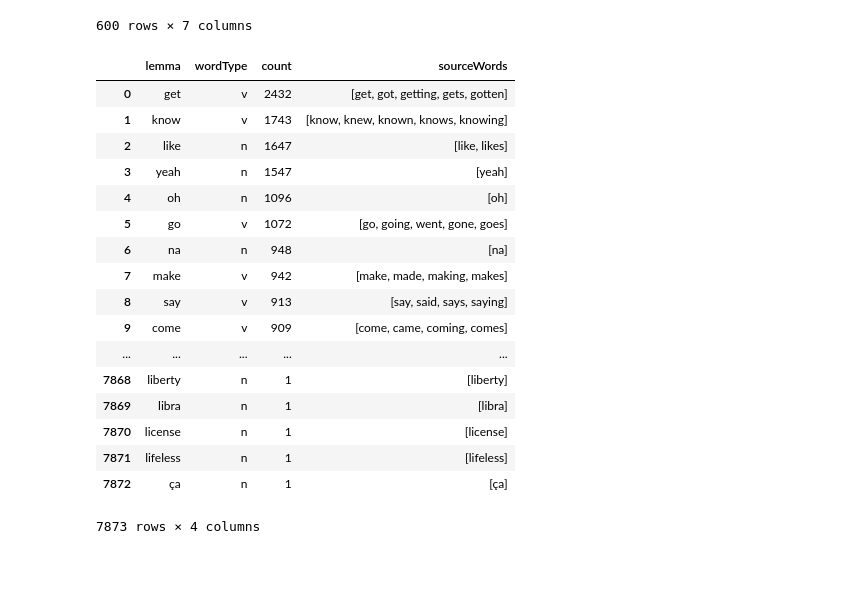
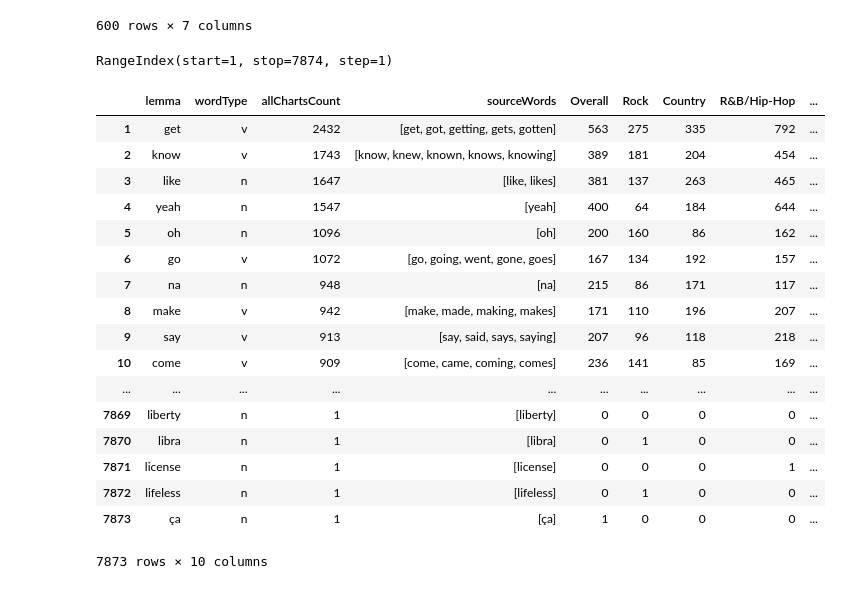
Before and after one commit to MarkMacArdle/music_by_genre_analysis, a Jupyter notebook: analysis.ipynb, the cells around one changed output. Drawn from its saved outputs; the diff is of its cells as text; code cells hidden in the pictures.

Commit message:
Add individual chart counts to lemma counts df

```diff
--- a/analysis.ipynb
+++ b/analysis.ipynb
@@ -146,38 +154,46 @@ def lemmaCounts(row):
 
     return
 # %%
-allChartsLemmaCounts = {}
-chartsDf.apply(lemmaCounts, axis=1)
+lemmaCounts = {}
+chartsDf.apply(countLemmas, axis=1)
 
 #get rid of 600 Nones printed out
 clear_output()
+# %%
+lemmaCountsDf.index +1
+# %% [output]
+RangeIndex(start=1, stop=7874, step=1)
 # %%
-allChartsLemmaCountsDf = pd.DataFrame.from_dict(allChartsLemmaCounts, orient='index')
+lemmaCountsDf = pd.DataFrame.from_dict(lemmaCounts, orient='index')
 
 #currently the index of the df is the words and the counts are in a column called 0
-allChartsLemmaCountsDf.sort_values(by=['count'], ascending=False, inplace=True)
+lemmaCountsDf.sort_values(by=['allChartsCount'], ascending=False, inplace=True)
 
-#create an actual index and move the words into a column
-allChartsLemmaCountsDf.reset_index(inplace=True)
-allChartsLemmaCountsDf.columns = ['lemma', 'wordType', 'count', 'sourceWords']
+#create an actual index and move the lemmas and their tags into columns
+lemmaCountsDf.reset_index(inplace=True)
 
-allChartsLemmaCountsDf
+#change the index from starting at 0 to start at 1 so it's easier to see the rank of the rows
+lemmaCountsDf.index = lemmaCountsDf.index + 1
+
+lemmaCountsDf.rename(columns={'level_0':'lemma', 'level_1':'wordType'}, inplace=True)
+
+lemmaCountsDf
 # %% [output]
-|  | lemma | wordType | count | sourceWords |
-| 0 | get | v | 2432 | [get, got, getting, gets, gotten] |
-| 1 | know | v | 1743 | [know, knew, known, knows, knowing] |
-| 2 | like | n | 1647 | [like, likes] |
-| 3 | yeah | n | 1547 | [yeah] |
-| 4 | oh | n | 1096 | [oh] |
-| 5 | go | v | 1072 | [go, going, went, gone, goes] |
-| 6 | na | n | 948 | [na] |
-| 7 | make | v | 942 | [make, made, making, makes] |
-| 8 | say | v | 913 | [say, said, says, saying] |
-| 9 | come | v | 909 | [come, came, coming, comes] |
-| ... | ... | ... | ... | ... |
-| 7868 | liberty | n | 1 | [liberty] |
-| 7869 | libra | n | 1 | [libra] |
-| 7870 | license | n | 1 | [license] |
-| 7871 | lifeless | n | 1 | [lifeless] |
-| 7872 | ça | n | 1 | [ça] |
+|  | lemma | wordType | allChartsCount | sourceWords | Overall | Rock | Country | R&B/Hip-Hop | ... |
+| 1 | get | v | 2432 | [get, got, getting, gets, gotten] | 563 | 275 | 335 | 792 | ... |
+| 2 | know | v | 1743 | [know, knew, known, knows, knowing] | 389 | 181 | 204 | 454 | ... |
+| 3 | like | n | 1647 | [like, likes] | 381 | 137 | 263 | 465 | ... |
+| 4 | yeah | n | 1547 | [yeah] | 400 | 64 | 184 | 644 | ... |
+| 5 | oh | n | 1096 | [oh] | 200 | 160 | 86 | 162 | ... |
+| 6 | go | v | 1072 | [go, going, went, gone, goes] | 167 | 134 | 192 | 157 | ... |
+| 7 | na | n | 948 | [na] | 215 | 86 | 171 | 117 | ... |
+| 8 | make | v | 942 | [make, made, making, makes] | 171 | 110 | 196 | 207 | ... |
+| 9 | say | v | 913 | [say, said, says, saying] | 207 | 96 | 118 | 218 | ... |
+| 10 | come | v | 909 | [come, came, coming, comes] | 236 | 141 | 85 | 169 | ... |
+| ... | ... | ... | ... | ... | ... | ... | ... | ... | ... |
+| 7869 | liberty | n | 1 | [liberty] | 0 | 0 | 0 | 0 | ... |
+| 7870 | libra | n | 1 | [libra] | 0 | 1 | 0 | 0 | ... |
+| 7871 | license | n | 1 | [license] | 0 | 0 | 0 | 1 | ... |
+| 7872 | lifeless | n | 1 | [lifeless] | 0 | 1 | 0 | 0 | ... |
+| 7873 | ça | n | 1 | [ça] | 1 | 0 | 0 | 0 | ... |
-7873 rows × 4 columns
+7873 rows × 10 columns
```
Also changed, not shown: parts of 1 cell of this notebook.
